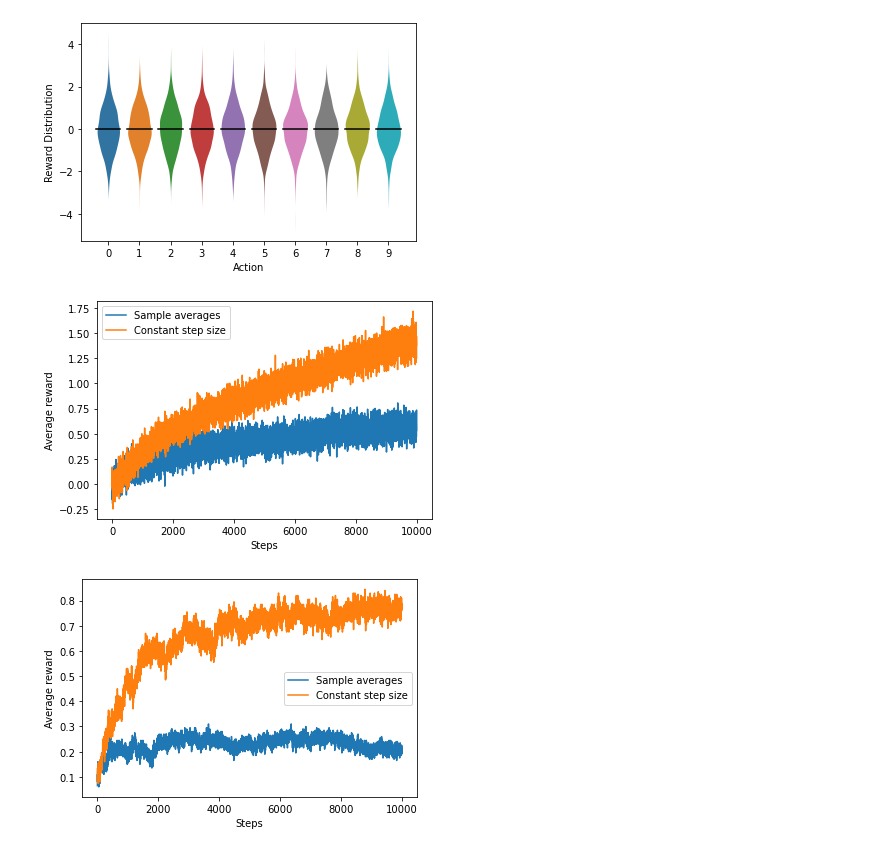
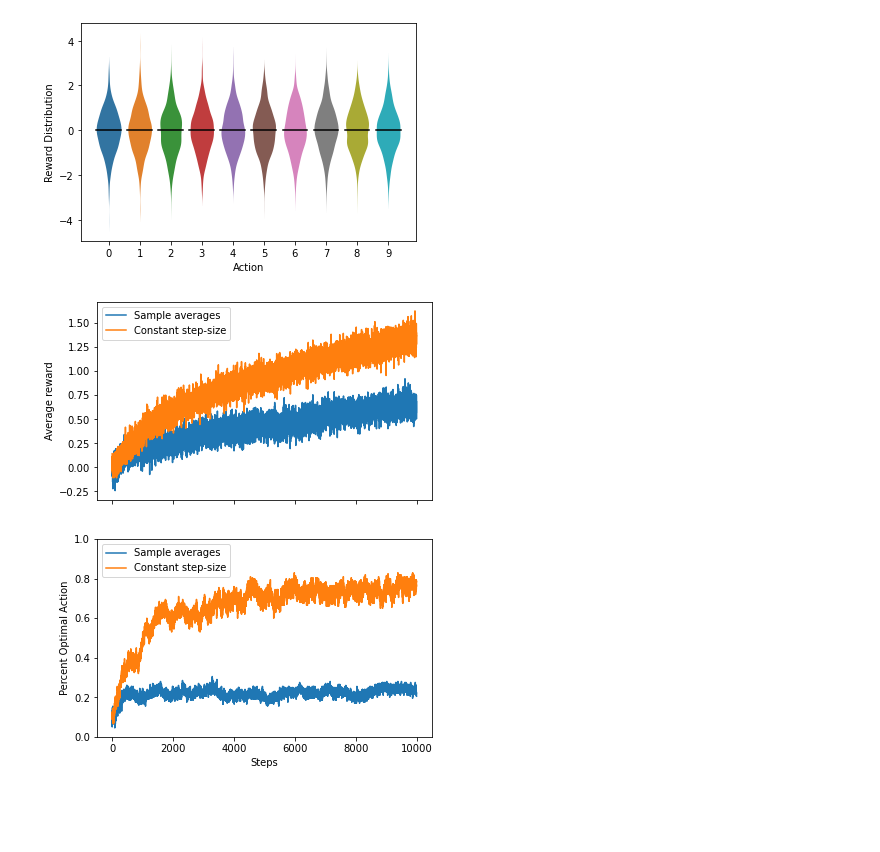
Before and after one commit to ethanharvey98/CS138-HW1, a Jupyter notebook: src/CS138-HW1.ipynb, the cells around one changed output. Saved outputs shown, nothing was run; the diff lists cells and outputs as text; code cells hidden in the pictures; blank space fills up the shorter version.

```diff
--- a/src/CS138-HW1.ipynb
+++ b/src/CS138-HW1.ipynb
@@ -20,7 +20,7 @@ class KArmedTestbed:
         if variances: self.variances = means
         else: self.variances = np.ones(k)
 
-    def walk(self, mean=0, variance=0.01):
+    def walk(self, mean, variance):
         self.means = self.means + np.random.normal(mean, variance, self.k)
 
     def display(self,):
@@ -28,7 +28,7 @@ class KArmedTestbed:
         fig, ax = plt.subplots()
         sns.violinplot(data=data.T, inner=None, linewidth=0, ax=ax)
         for idx, mean in enumerate(self.means):
-            ax.plot([idx-0.39,idx+0.39], [mean,mean], color="k")
+            ax.plot([idx-0.4,idx+0.4], [mean,mean], color="k")
         ax.set_xlabel("Action")
         ax.set_ylabel("Reward Distribution")
         return fig
@@ -38,6 +38,6 @@ ten_armed_testbed = KArmedTestbed(actions)
 ten_armed_testbed.display()
 print()
 # %% [output]
-[figure, old version]
+[figure, new version]
 # %%
 class EGreedy:
@@ -112,27 +133,25 @@ for run in range(200):
         results["constant_step_size"]["run-{}".format(run)]["optimal_action"]\
         .append(int(action == np.argmax(ten_armed_testbed.means)))
 # %%
+fig, ax = plt.subplots(2,1, figsize=(6,8), sharex=True)
 sample_averages_mean_rewards = np.mean([results["sample_averages"][key]["rewards"] for key in results["sample_averages"]], axis=0)
 constant_step_size_mean_rewards = np.mean([results["constant_step_size"][key]["rewards"] for key in results["constant_step_size"]], axis=0)
-plt.plot(sample_averages_mean_rewards, label="Sample averages")
-plt.plot(constant_step_size_mean_rewards, label="Constant step size")
-plt.xlabel("Steps")
-plt.ylabel("Average reward")
-plt.legend()
+ax[0].plot(sample_averages_mean_rewards, label="Sample averages")
+ax[0].plot(constant_step_size_mean_rewards, label="Constant step-size")
+ax[0].set_ylabel("Average reward")
+ax[0].legend()
+#
+sample_averages_mean_rewards = np.mean([results["sample_averages"][key]["optimal_action"] for key in results["sample_averages"]], axis=0)
+constant_step_size_mean_rewards = np.mean([results["constant_step_size"][key]["optimal_action"] for key in results["constant_step_size"]], axis=0)
+ax[1].plot(sample_averages_mean_rewards, label="Sample averages")
+ax[1].plot(constant_step_size_mean_rewards, label="Constant step-size")
+ax[1].set_xlabel("Steps")
+ax[1].set_ylabel("Percent Optimal Action")
+ax[1].set_ylim([0,1])
+ax[1].legend()
 plt.show()
 # %% [output]
-[figure, old version]
+[figure, new version]
-# %%
-sample_averages_mean_rewards = np.mean([results["sample_averages"][key]["optimal_action"] for key in results["sample_averages"]], axis=0)
-constant_step_size_mean_rewards = np.mean([results["constant_step_size"][key]["optimal_action"] for key in results["constant_step_size"]], axis=0)
-plt.plot(sample_averages_mean_rewards, label="Sample averages")
-plt.plot(constant_step_size_mean_rewards, label="Constant step size")
-plt.xlabel("Steps")
-plt.ylabel("Average reward")
-plt.legend()
-plt.show()
-# %% [output]
-[figure, removed]
 # %%
 ten_armed_testbed.display()
 print()
```
Also changed, not shown: parts of 4 cells of this notebook.
